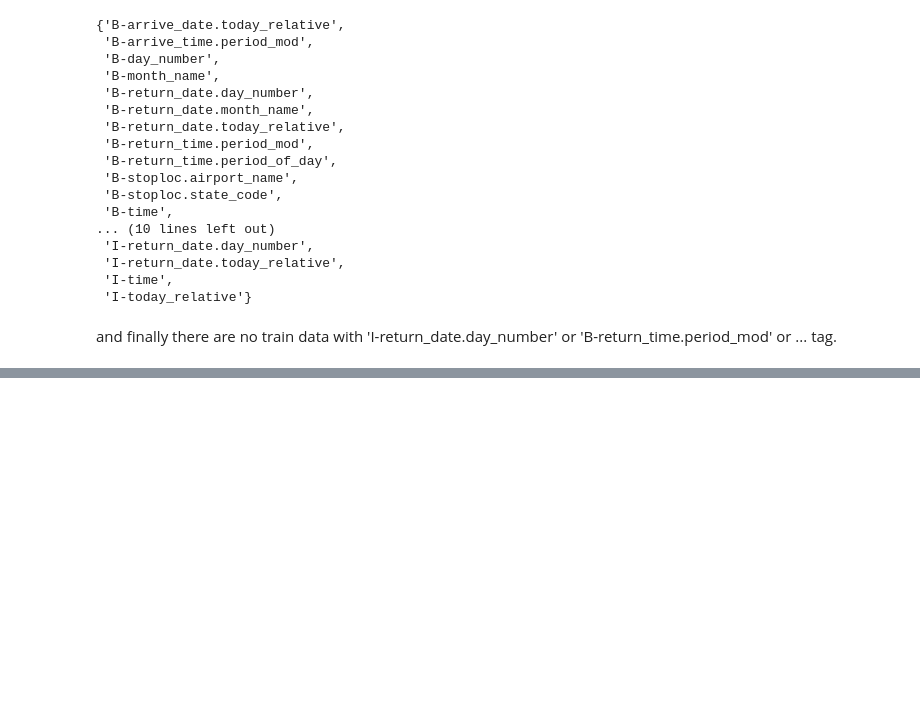
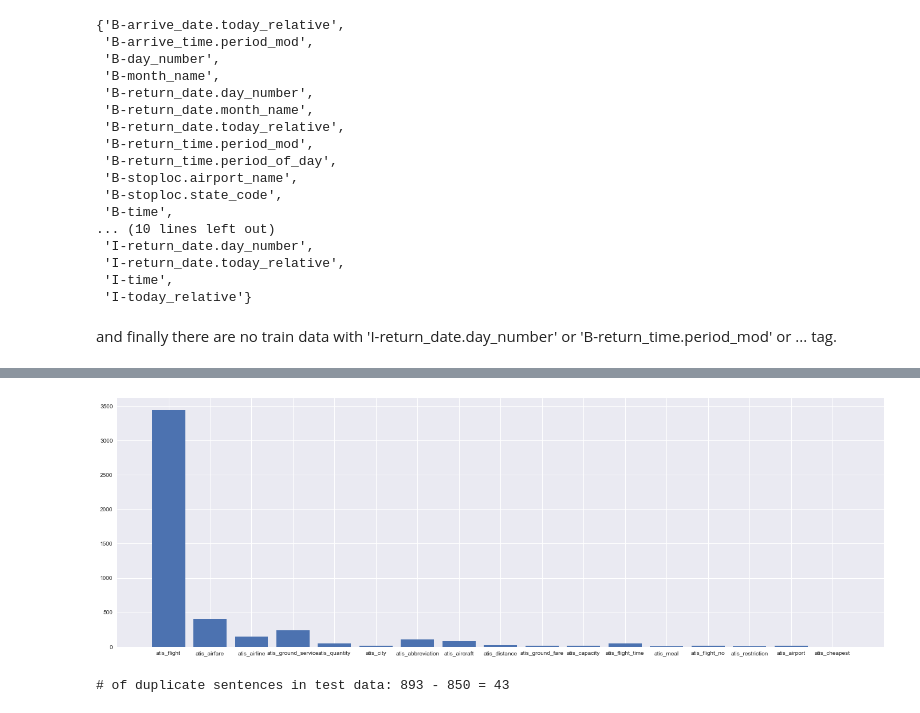
Before and after one commit to DabiriAghdam/flight-booking-chatbot, a Jupyter notebook: Week 3/Pre-Processing.ipynb, the cells around one changed output, grey strips where cells are left out. Cells and saved outputs as stored; diff of their text form; code cells hidden in the pictures; blank space fills up the shorter version.

Commit message:
Update Pre-Processing.ipynb (removed duplicates  & ...)

```diff
--- a/Week 3/Pre-Processing.ipynb
+++ b/Week 3/Pre-Processing.ipynb
@@ -261,0 +302,22 @@ and finally there are no train data with 'I-return_date.day_number' or 'B-return
+# %%
+#finding and removing duplicates in train data
+
+train_words_dup_free = list()
+train_tags_dup_free = list()
+train_intents_dup_free = list()
+train_data_dup_free = list()
+for i in range(len(train_words)):
+    words = train_words[i]
+    tags = train_tags[i]
+    intent = train_intents[i]
+    if (words not in train_words_dup_free):
+        train_words_dup_free.append(words)
+        train_tags_dup_free.append(tags)
+        train_intents_dup_free.append(intent)
+        train_data_dup_free.append({
+            'words': words,
+            'iob_tags': tags,
+            #             'length': len(words),
+            'intent': intent})
+
+print('# of duplicate sentences in train data: %d - %d = %d' % (len(train_words), len(train_words_dup_free), len(train_words) - len(train_words_dup_free)))
@@ -261,0 +326,8 @@ and finally there are no train data with 'I-return_date.day_number' or 'B-return
+# %%
+train_intents_dup_free_freq = dict()
+for intent in train_intents_dup_free:
+    train_intents_dup_free_freq[intent] = train_intents_dup_free.count(intent)
+
+for key in train_intents_dup_free_freq:
+    value = train_intents_dup_free_freq[key]
+    print('%s: %d == %.2f' % (key, value, value / len(train_intents_dup_free) * 100), '% ,')
@@ -261,0 +352,31 @@ and finally there are no train data with 'I-return_date.day_number' or 'B-return
+# %%
+plt.figure(figsize=(24, 8))
+plt.bar(list(train_intents_dup_free_freq.keys()),train_intents_dup_free_freq.values())
+plt.show()
+# %% [output]
+[figure, added]
+# %%
+#finding and removing duplicates in test data
+
+test_words_dup_free = list()
+test_tags_dup_free = list()
+test_intents_dup_free = list()
+test_data_dup_free = list()
+for i in range(len(test_words)):
+    words = test_words[i]
+    tags = test_tags[i]
+    intent = test_intents[i]
+    if (words not in test_words_dup_free):
+        test_words_dup_free.append(words)
+        test_tags_dup_free.append(tags)
+        test_intents_dup_free.append(intent)
+        test_data.append({
+            'words': words,
+            'iob_tags': tags,
+#             'length': len(words),
+            'intent': intent})
+
+
+print('# of duplicate sentences in test data: %d - %d = %d' % (len(test_words), len(test_words_dup_free),  len(test_words) - len(test_words_dup_free)))
+# %% [output]
+# of duplicate sentences in test data: 893 - 850 = 43
```
Also changed, not shown: parts of 18 cells of this notebook.
